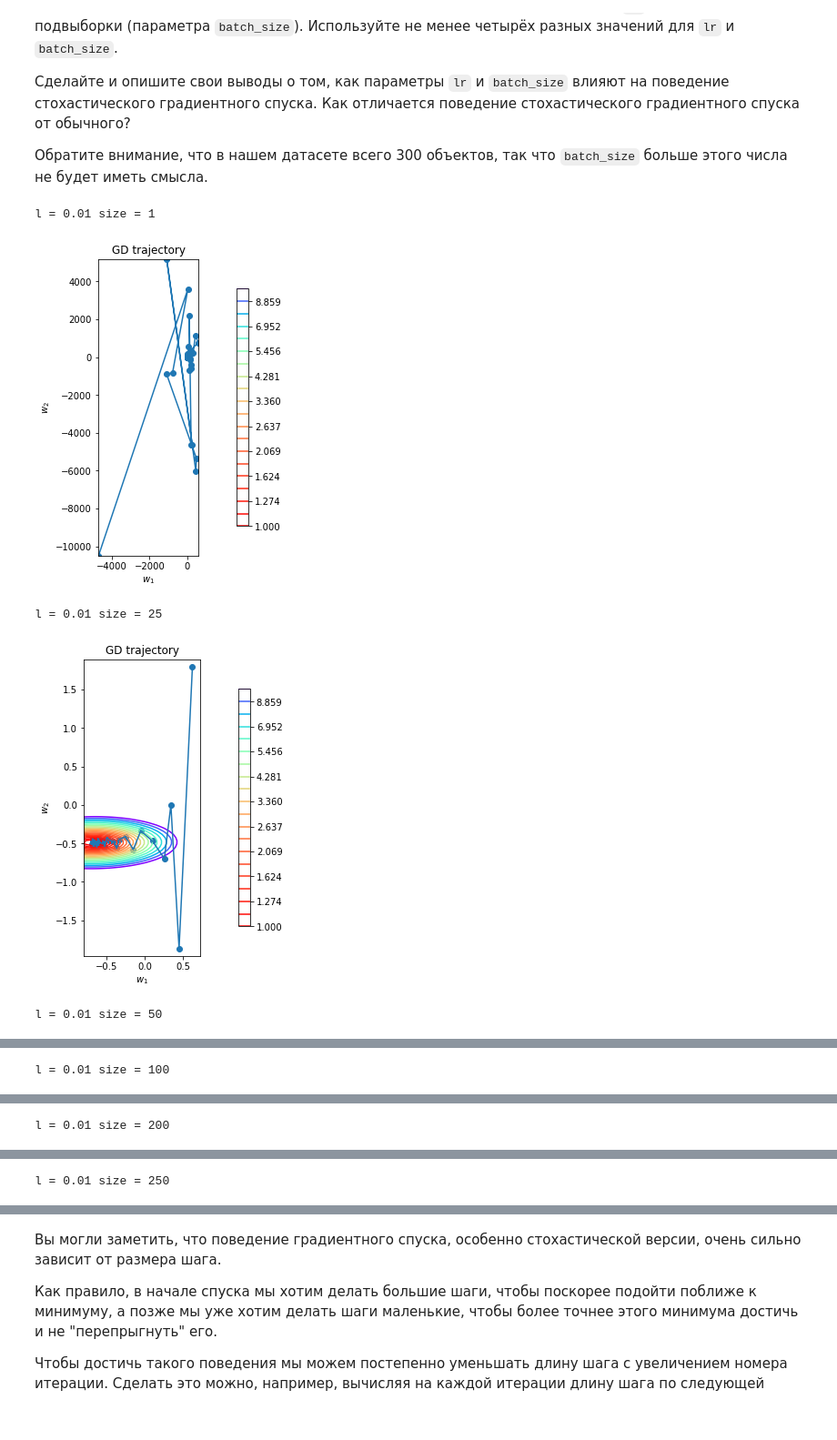
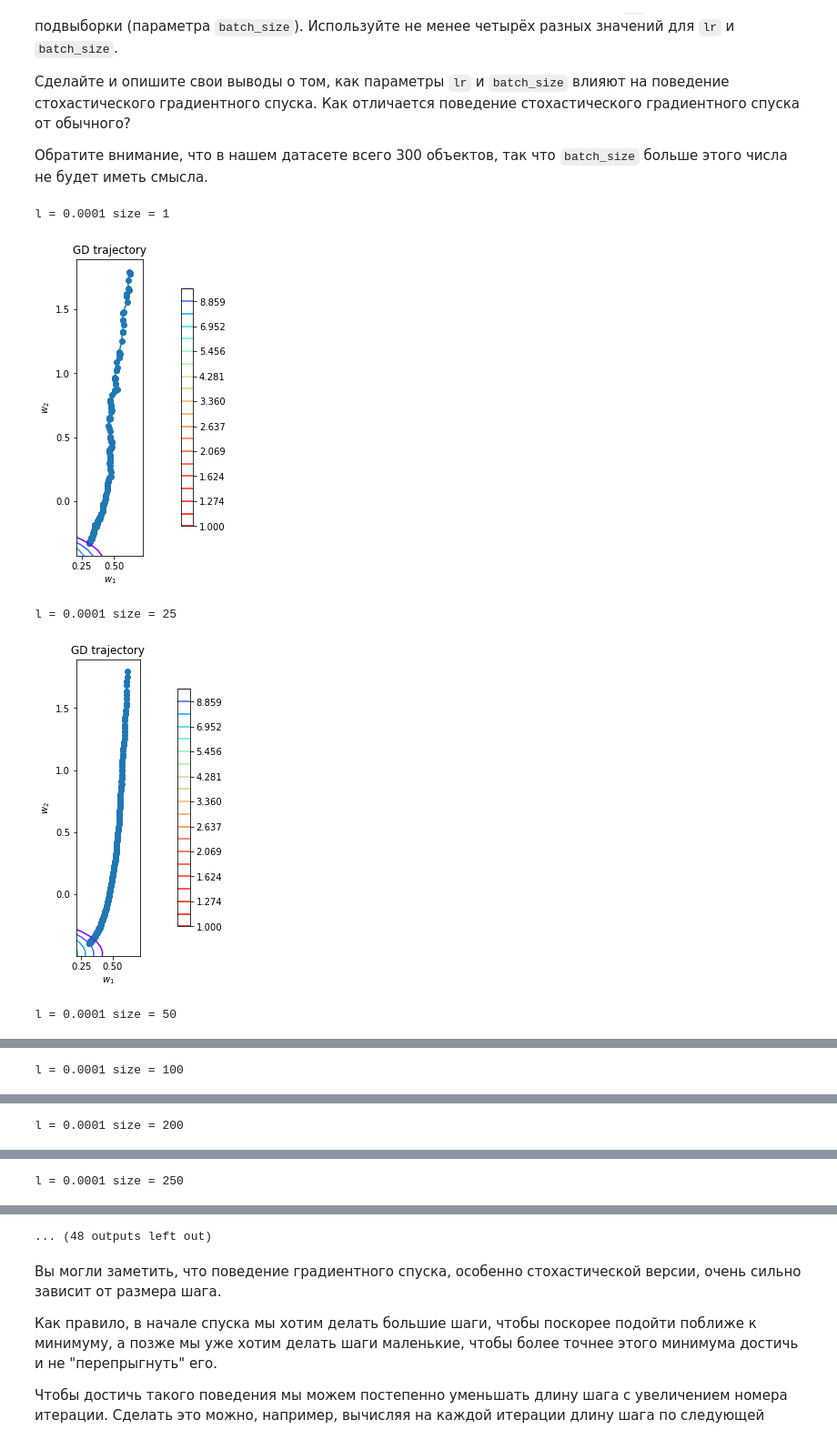
Before and after one commit to ksusonic/iad-intro-ds, a Jupyter notebook: 2021/homeworks/hw05_gd.ipynb, the cells around one changed output, grey strips where cells are left out. Shown at 91% size. Saved outputs shown, nothing was run; the diff lists cells and outputs as text; code cells hidden in the pictures.

```diff
--- a/2021/homeworks/hw05_gd.ipynb
+++ b/2021/homeworks/hw05_gd.ipynb
@@ -308,18 +308,18 @@ def stochastic_gradient_descent(w_init: np.ndarray, X: np.ndarray, y: np.ndarray
 # %%
 # -- YOUR CODE HERE --
 
 # l = 0.01 size = 1  - Страшно. Очень страшно.
 # Если бы мы знали, что это такое, мы не знаем, что это такое
 
 range_l = [0.0001, 0.0005, 0.001, 0.005, 0.01]
 size = [1, 25, 50, 100, 200, 250]
 for l in range_l:
     for s in size:
         print("l =", l, "size =", s)
-        plot_gd(stochastic_gradient_descent(w_init, X, y, loss, l, s, 50), X, y, loss)
+        plot_gd(stochastic_gradient_descent(w_init, X, y, loss, l, s, 200), X, y, loss)
 # %% [output]
-l = 0.01 size = 1
+l = 0.0001 size = 1
-[figure, old version]
+[figure, new version]
-l = 0.01 size = 25
+l = 0.0001 size = 25
-[figure, old version]
+[figure, new version]
-l = 0.01 size = 50
+l = 0.0001 size = 50
@@ -327 +327 @@ l = 0.01 size = 50
-l = 0.01 size = 100
+l = 0.0001 size = 100
@@ -329 +329 @@ l = 0.01 size = 100
-l = 0.01 size = 200
+l = 0.0001 size = 200
@@ -331 +331 @@ l = 0.01 size = 200
-l = 0.01 size = 250
+l = 0.0001 size = 250
@@ -333,3 +333,4 @@ l = 0.01 size = 250
+... (48 outputs left out)
 # %% [markdown]
 Вы могли заметить, что поведение градиентного спуска, особенно стохастической версии, очень сильно зависит от размера шага.
 
```
Also changed, not shown: parts of 33 cells of this notebook, 1 other file.
